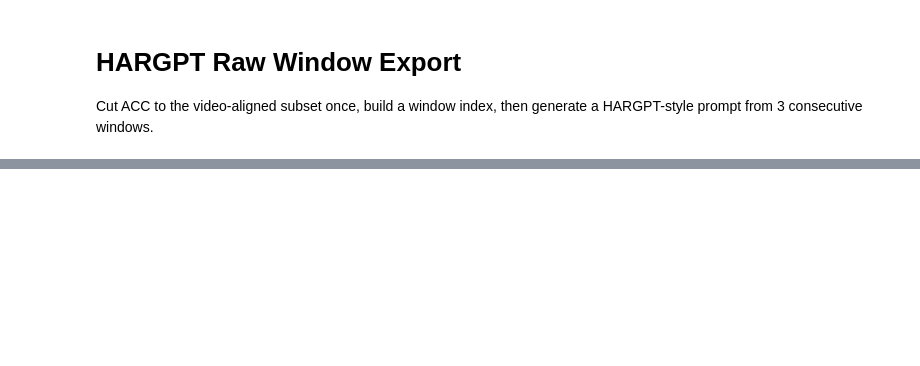
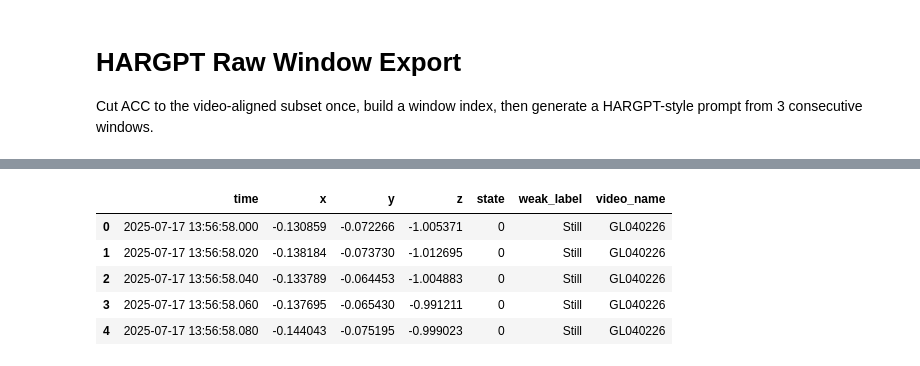
Before and after one commit to XiaoLiZaiCi113/myHARGPT, a Jupyter notebook: cup_integration/HARGPT.ipynb, the cells around one changed output, grey strips where cells are left out. Saved outputs shown, nothing was run; the diff lists cells and outputs as text; code cells hidden in the pictures; blank space fills up the shorter version.

```diff
--- a/cup_integration/HARGPT.ipynb
+++ b/cup_integration/HARGPT.ipynb
@@ -331,0 +130,86 @@ Saved ChatGPT results to: G:\TUD_CESE\OneDrive - Delft University of Technology\
+# %%
+# Process weak labels
+import json
+import numpy as np
+
+WEAK_LABEL_INPUT = PROJECT_ROOT / "weak_label" / f"{PARTICIPANT_ID}.json"
+WEAK_LABEL_OUTPUT = PROJECT_ROOT / "weak_label" / f"weak_labels_{PARTICIPANT_ID}_{VIDEO_NAME}.csv"
+
+label_to_state = {
+    "Still": 0,
+    "Gesture": 1,
+    "Raise to lips": 2,
+    "Drink": 3,
+    "Return from lips": 4,
+    "Nodding": 5,
+}
+label_priority = {
+    "Still": 0,
+    "Nodding": 1,
+    "Gesture": 2,
+    "Return from lips": 3,
+    "Raise to lips": 4,
+    "Drink": 5,
+}
+
+if not WEAK_LABEL_INPUT.exists():
+    raise FileNotFoundError(f"Weak label file not found: {WEAK_LABEL_INPUT}")
+
+weak_segments = json.loads(WEAK_LABEL_INPUT.read_text(encoding="utf-8"))
+weak_df = pd.DataFrame(weak_segments)
+
+required_cols = {"start", "end", "category"}
+missing_cols = required_cols - set(weak_df.columns)
+if missing_cols:
+    raise ValueError(f"Weak label JSON missing required fields: {sorted(missing_cols)}")
+
+weak_df = weak_df.copy()
+weak_df["start"] = pd.to_numeric(weak_df["start"], errors="coerce")
+weak_df["end"] = pd.to_numeric(weak_df["end"], errors="coerce")
+weak_df["category"] = weak_df["category"].astype(str).str.strip()
+weak_df = weak_df.dropna(subset=["start", "end", "category"]).sort_values(["start", "end"]).reset_index(drop=True)
+
+invalid_segments = weak_df[weak_df["end"] < weak_df["start"]].copy()
+if not invalid_segments.empty:
+    raise ValueError("Weak label contains segments with end < start.")
+
+unknown_categories = sorted(set(weak_df["category"]) - set(label_to_state))
+if unknown_categories:
+    raise ValueError(f"Unknown weak label categories: {unknown_categories}")
+
+weak_df["abs_start"] = video_start + pd.to_timedelta(weak_df["start"], unit="s")
+weak_df["abs_end"] = video_start + pd.to_timedelta(weak_df["end"], unit="s")
+weak_df["clipped_start"] = weak_df["abs_start"].clip(lower=video_start, upper=video_end)
+weak_df["clipped_end"] = weak_df["abs_end"].clip(lower=video_start, upper=video_end)
+weak_df = weak_df[weak_df["clipped_end"] >= weak_df["clipped_start"]].reset_index(drop=True)
+
+acc_weak = acc_video.copy()
+acc_weak["time"] = pd.to_datetime(acc_weak["time"])
+acc_weak["state"] = label_to_state["Still"]
+acc_weak["weak_label"] = "Still"
+priority_buffer = np.zeros(len(acc_weak), dtype=int)
+
+for row in weak_df.itertuples(index=False):
+    priority = label_priority[row.category]
+    mask = (acc_weak["time"] >= row.clipped_start) & (acc_weak["time"] <= row.clipped_end)
+    if not mask.any():
+        continue
+    mask_np = mask.to_numpy()
+    update_mask = mask_np & (priority >= priority_buffer)
+    if not update_mask.any():
+        continue
+    priority_buffer[update_mask] = priority
+    acc_weak.loc[update_mask, "state"] = label_to_state[row.category]
+    acc_weak.loc[update_mask, "weak_label"] = row.category
+
+acc_weak["video_name"] = VIDEO_NAME
+acc_weak = acc_weak[["time", "x", "y", "z", "state", "weak_label", "video_name"]]
+acc_weak.to_csv(WEAK_LABEL_OUTPUT, index=False)
+
+print(f"Weak label input: {WEAK_LABEL_INPUT}")
+print(f"Weak label output: {WEAK_LABEL_OUTPUT}")
+print(f"Video range: {video_start} -> {video_end}")
+print(f"ACC rows labeled: {len(acc_weak)}")
+print(acc_weak["weak_label"].value_counts().sort_index())
+acc_weak.head()
+# %% [output]
@@ -332 +228,7 @@ Saved ChatGPT results to: G:\TUD_CESE\OneDrive - Delft University of Technology\
+|  | time | x | y | z | state | weak_label | video_name |
+| 0 | 2025-07-17 13:56:58.000 | -0.130859 | -0.072266 | -1.005371 | 0 | Still | GL040226 |
+| 1 | 2025-07-17 13:56:58.020 | -0.138184 | -0.073730 | -1.012695 | 0 | Still | GL040226 |
+| 2 | 2025-07-17 13:56:58.040 | -0.133789 | -0.064453 | -1.004883 | 0 | Still | GL040226 |
+| 3 | 2025-07-17 13:56:58.060 | -0.137695 | -0.065430 | -0.991211 | 0 | Still | GL040226 |
+| 4 | 2025-07-17 13:56:58.080 | -0.144043 | -0.075195 | -0.999023 | 0 | Still | GL040226 |
 # %%
```
Also changed, not shown: parts of 11 cells of this notebook, 7 other files.
